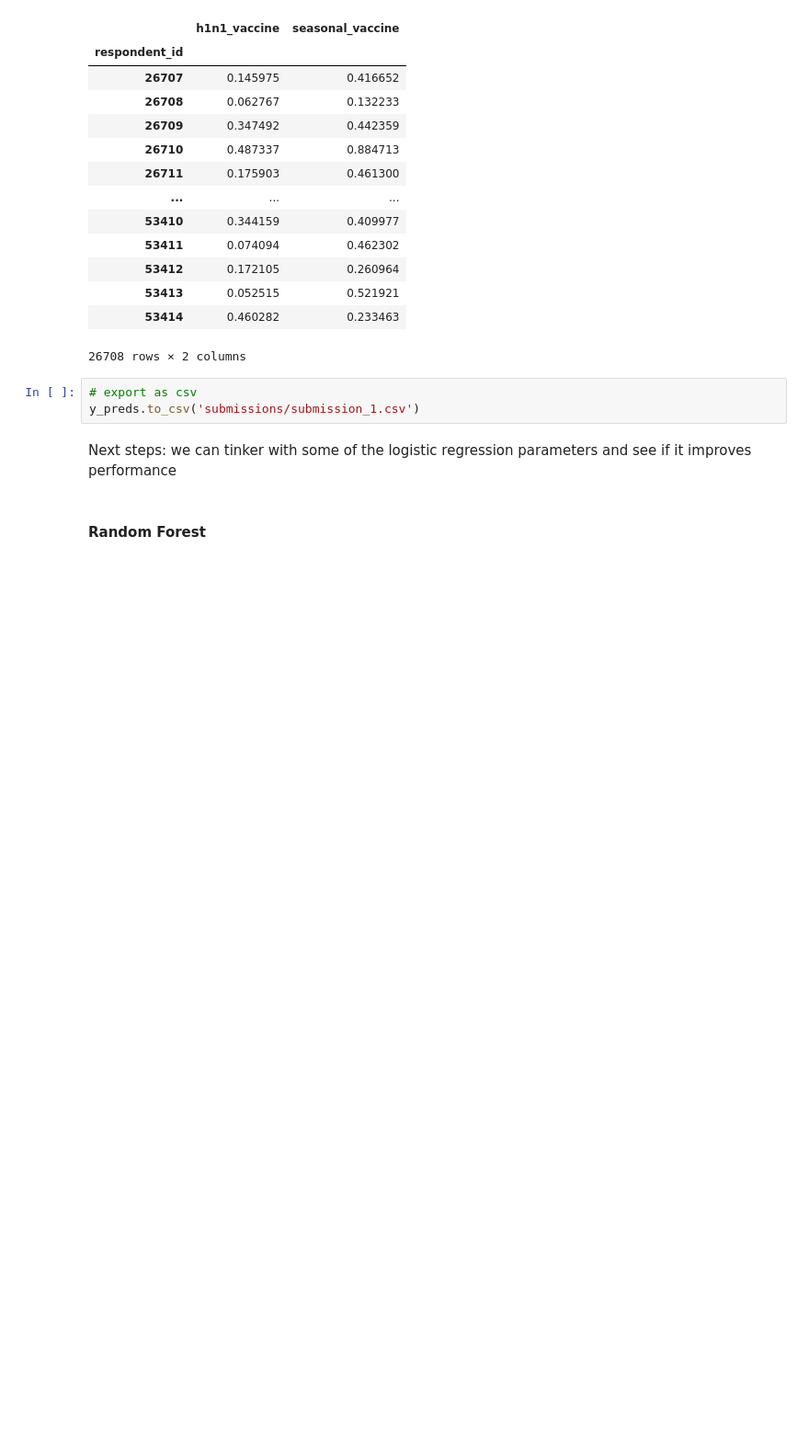
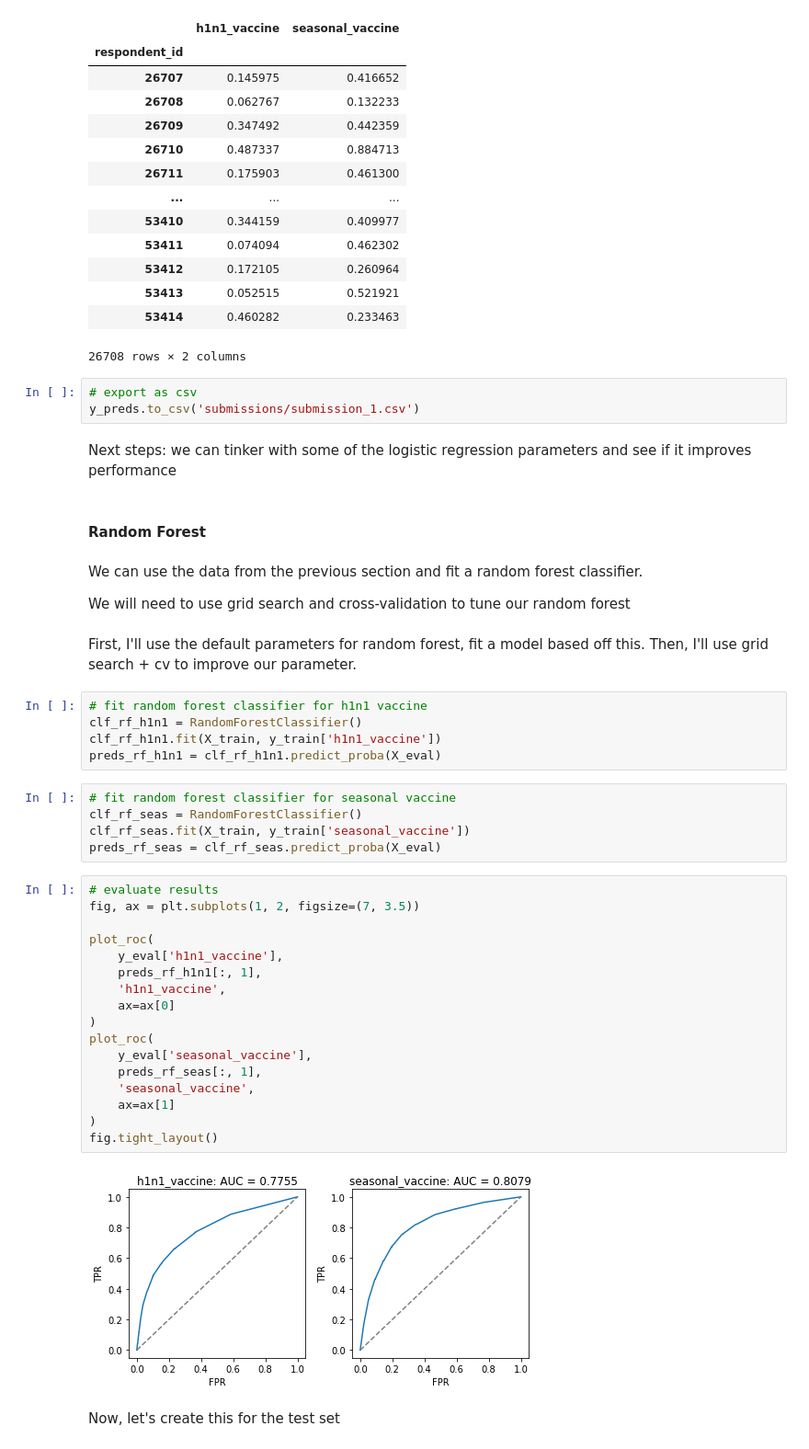
Before and after one commit to anubhavcoder/flu_shot_learning, a Jupyter notebook: models.ipynb, the cells around one changed output. Shown at 92% size. Cells and saved outputs as stored; diff of their text form; blank space fills up the shorter version.

Commit message:
first random forest model, no tuning

```diff
--- a/models.ipynb
+++ b/models.ipynb
@@ -386,3 +378,40 @@ y_preds.to_csv('submissions/submission_1.csv')
 Next steps: we can tinker with some of the logistic regression parameters and see if it improves performance
 # %% [markdown]
 #### Random Forest
+# %% [markdown]
+We can use the data from the previous section and fit a random forest classifier.
+
+We will need to use grid search and cross-validation to tune our random forest
+# %% [markdown]
+First, I'll use the default parameters for random forest, fit a model based off this. Then, I'll use grid search + cv to improve our parameter.
+# %%
+# fit random forest classifier for h1n1 vaccine
+clf_rf_h1n1 = RandomForestClassifier()
+clf_rf_h1n1.fit(X_train, y_train['h1n1_vaccine'])
+preds_rf_h1n1 = clf_rf_h1n1.predict_proba(X_eval)
+# %%
+# fit random forest classifier for seasonal vaccine
+clf_rf_seas = RandomForestClassifier()
+clf_rf_seas.fit(X_train, y_train['seasonal_vaccine'])
+preds_rf_seas = clf_rf_seas.predict_proba(X_eval)
+# %%
+# evaluate results
+fig, ax = plt.subplots(1, 2, figsize=(7, 3.5))
+
+plot_roc(
+    y_eval['h1n1_vaccine'],
+    preds_rf_h1n1[:, 1],
+    'h1n1_vaccine',
+    ax=ax[0]
+)
+plot_roc(
+    y_eval['seasonal_vaccine'],
+    preds_rf_seas[:, 1],
+    'seasonal_vaccine',
+    ax=ax[1]
+)
+fig.tight_layout()
+# %% [output]
+[figure, added]
+# %% [markdown]
+Now, let's create this for the test set
```
Also changed, not shown: parts of 8 cells of this notebook, 1 other file.
